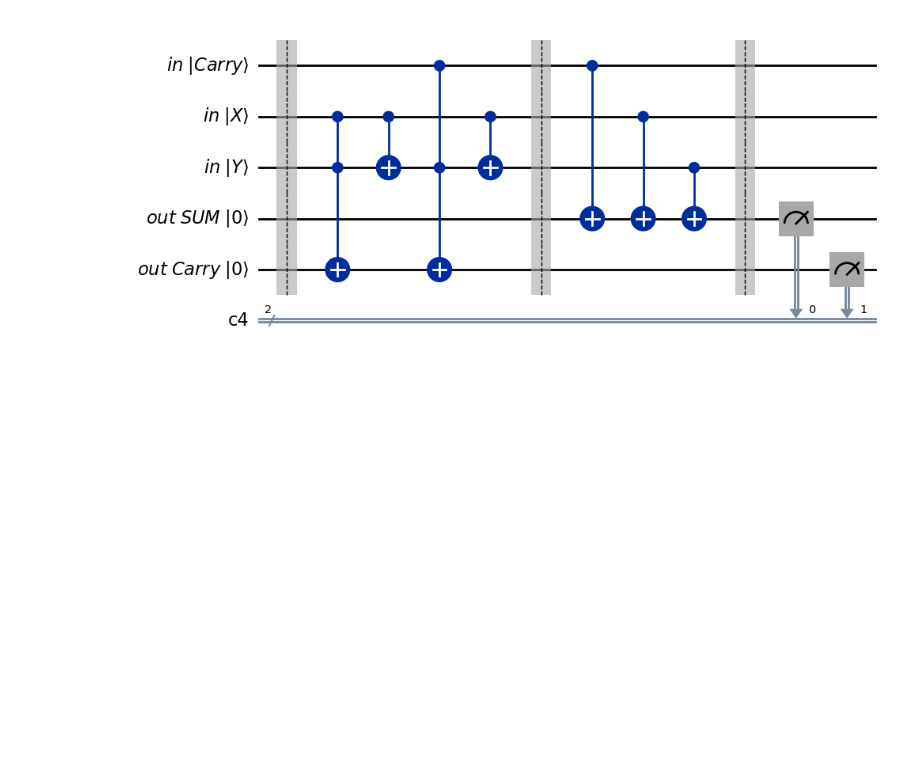
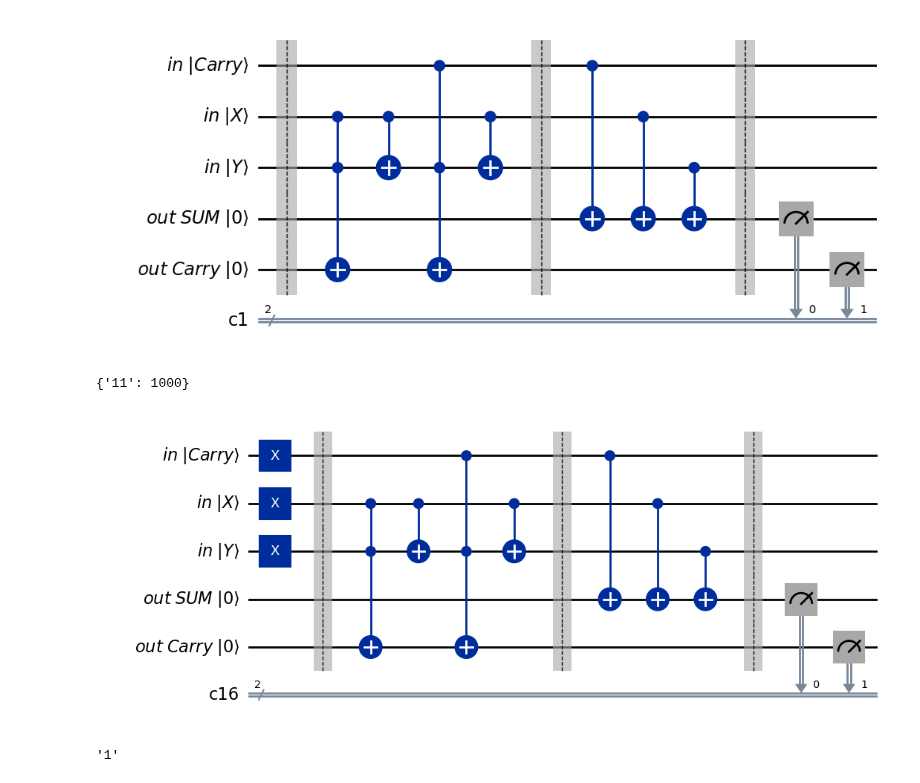
Before and after one commit to elijahkin/amsc698k, a Jupyter notebook: hw3/hw3.ipynb, the cells around one changed output. Drawn from its saved outputs; the diff is of its cells as text; code cells hidden in the pictures; blank space fills up the shorter version.

Commit message:
Adder Tests created and passed

```diff
--- a/hw3/hw3.ipynb
+++ b/hw3/hw3.ipynb
@@ -316,3 +315,50 @@ full_adder.draw('mpl')
 full_adder.decompose().draw('mpl')
 # %% [output]
 [figure]
+# %%
+c = ClassicalRegister(2)
+cin = QuantumRegister(1, "in |Carry⟩")
+cout = QuantumRegister(1, 'out Carry |0⟩')
+sum_out = QuantumRegister(1, "out SUM |0⟩")
+full_adder_v2 = QuantumCircuit(cin, X, Y, sum_out, cout, c)
+
+simulator = Aer.get_backend('qasm_simulator')
+
+full_adder_v2.x(cin)
+full_adder_v2.x(X)
+full_adder_v2.x(Y)
+
+full_adder_v2.barrier()
+full_adder_v2.ccx(1, 2, 4)
+full_adder_v2.cx(1, 2)
+full_adder_v2.ccx(0, 2, 4)
+full_adder_v2.cx(1,2)
+
+full_adder_v2.barrier()
+full_adder_v2.cx(0, 3)
+full_adder_v2.cx(1, 3)
+full_adder_v2.cx(2,3)
+
+full_adder_v2.barrier()
+full_adder_v2.measure(sum_out, c[0])
+full_adder_v2.measure(cout, c[1])
+
+backend = Aer.get_backend('aer_simulator')
+job = backend.run(full_adder_v2, shots=1000)
+result = job.result()
+counts = result.get_counts(full_adder_v2)
+print(counts)
+
+full_adder_v2.draw('mpl')
+# %% [output]
+{'11': 1000}
+[figure, added]
+# %%
+output = list(counts.keys())
+carry_out = output[0][0]
+sum_out = output[0][1]
+
+carry_out
+sum_out
+# %% [output]
+'1'
```
Also changed, not shown: parts of 11 cells of this notebook.
